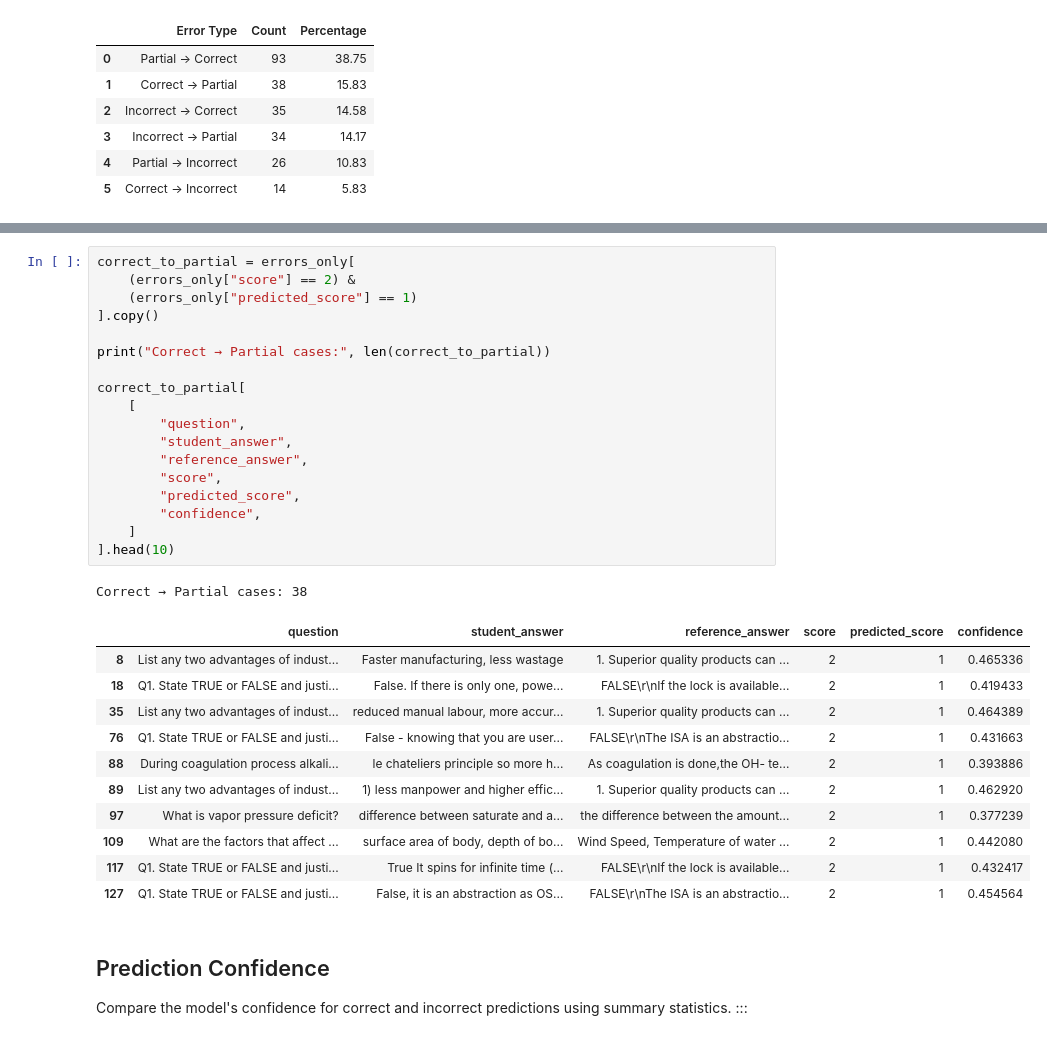
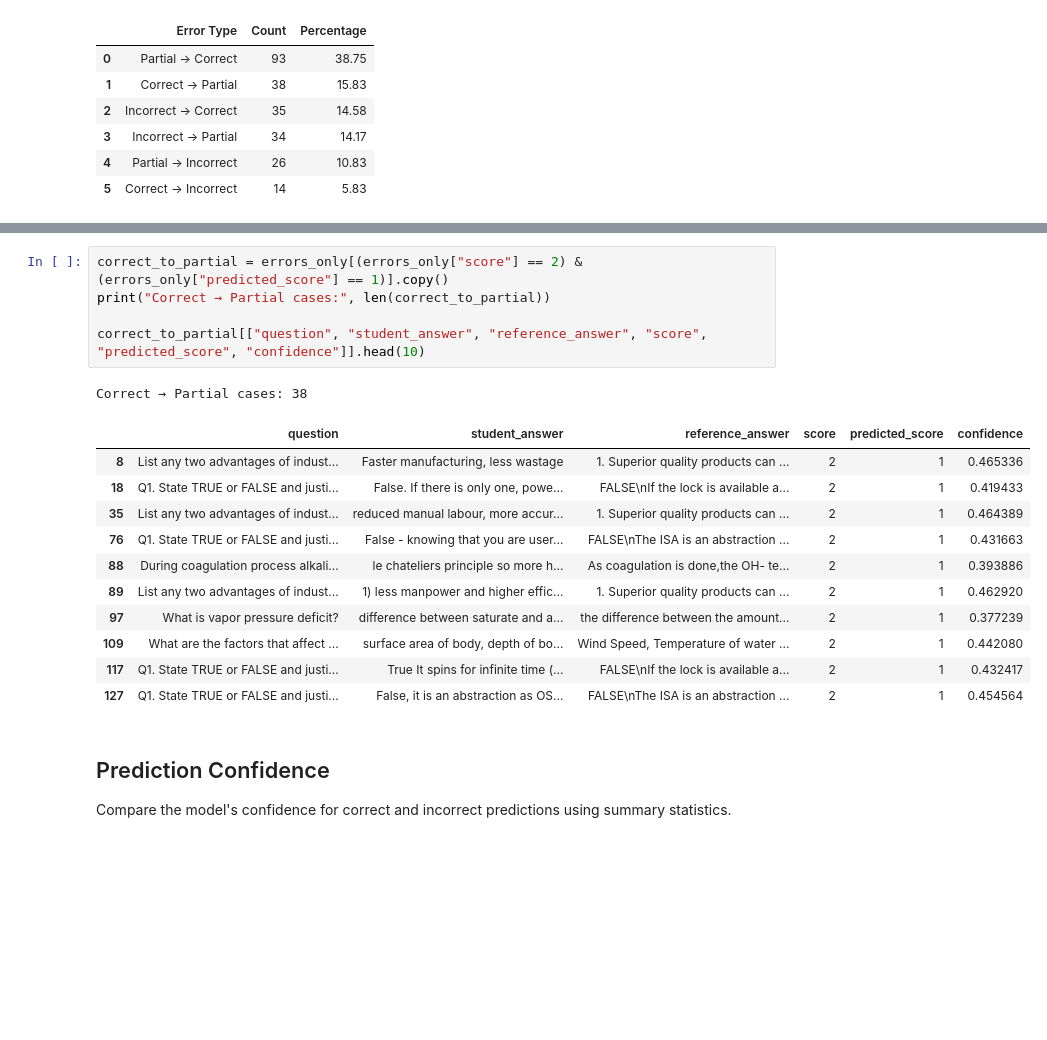
Before and after one commit to Codehacker2/SNLP-project, a Jupyter notebook: backend/notebooks/week5.ipynb, the cells around one changed output, grey strips where cells are left out. Cells and saved outputs as stored; diff of their text form; blank space fills up the shorter version.

```diff
--- a/backend/notebooks/week5.ipynb
+++ b/backend/notebooks/week5.ipynb
@@ -396,37 +301,24 @@ Inspect cases where the true label is **Correct**, but the model predicts **Part
 # %%
-correct_to_partial = errors_only[
-    (errors_only["score"] == 2) &
-    (errors_only["predicted_score"] == 1)
-].copy()
-
+correct_to_partial = errors_only[(errors_only["score"] == 2) & (errors_only["predicted_score"] == 1)].copy()
 print("Correct → Partial cases:", len(correct_to_partial))
 
-correct_to_partial[
-    [
-        "question",
-        "student_answer",
-        "reference_answer",
-        "score",
-        "predicted_score",
-        "confidence",
-    ]
-].head(10)
+correct_to_partial[["question", "student_answer", "reference_answer", "score", "predicted_score", "confidence"]].head(10)
 # %% [output]
 Correct → Partial cases: 38
 |  | question | student_answer | reference_answer | score | predicted_score | confidence |
 | 8 | List any two advantages of indust... | Faster manufacturing, less wastage | 1. Superior quality products can ... | 2 | 1 | 0.465336 |
-| 18 | Q1. State TRUE or FALSE and justi... | False. If there is only one, powe... | FALSE\r\nIf the lock is available... | 2 | 1 | 0.419433 |
+| 18 | Q1. State TRUE or FALSE and justi... | False. If there is only one, powe... | FALSE\nIf the lock is available a... | 2 | 1 | 0.419433 |
 | 35 | List any two advantages of indust... | reduced manual labour, more accur... | 1. Superior quality products can ... | 2 | 1 | 0.464389 |
-| 76 | Q1. State TRUE or FALSE and justi... | False - knowing that you are user... | FALSE\r\nThe ISA is an abstractio... | 2 | 1 | 0.431663 |
+| 76 | Q1. State TRUE or FALSE and justi... | False - knowing that you are user... | FALSE\nThe ISA is an abstraction ... | 2 | 1 | 0.431663 |
 | 88 | During coagulation process alkali... | le chateliers principle so more h... | As coagulation is done,the OH- te... | 2 | 1 | 0.393886 |
 | 89 | List any two advantages of indust... | 1) less manpower and higher effic... | 1. Superior quality products can ... | 2 | 1 | 0.462920 |
 | 97 | What is vapor pressure deficit? | difference between saturate and a... | the difference between the amount... | 2 | 1 | 0.377239 |
 | 109 | What are the factors that affect ... | surface area of body, depth of bo... | Wind Speed, Temperature of water ... | 2 | 1 | 0.442080 |
-| 117 | Q1. State TRUE or FALSE and justi... | True It spins for infinite time (... | FALSE\r\nIf the lock is available... | 2 | 1 | 0.432417 |
-| 127 | Q1. State TRUE or FALSE and justi... | False, it is an abstraction as OS... | FALSE\r\nThe ISA is an abstractio... | 2 | 1 | 0.454564 |
+| 117 | Q1. State TRUE or FALSE and justi... | True It spins for infinite time (... | FALSE\nIf the lock is available a... | 2 | 1 | 0.432417 |
+| 127 | Q1. State TRUE or FALSE and justi... | False, it is an abstraction as OS... | FALSE\nThe ISA is an abstraction ... | 2 | 1 | 0.454564 |
 # %% [markdown]
 
 ## Prediction Confidence
 
-Compare the model's confidence for correct and incorrect predictions using summary statistics. :::
+Compare the model's confidence for correct and incorrect predictions using summary statistics.
 # %%
```
Also changed, not shown: parts of 34 cells of this notebook.
